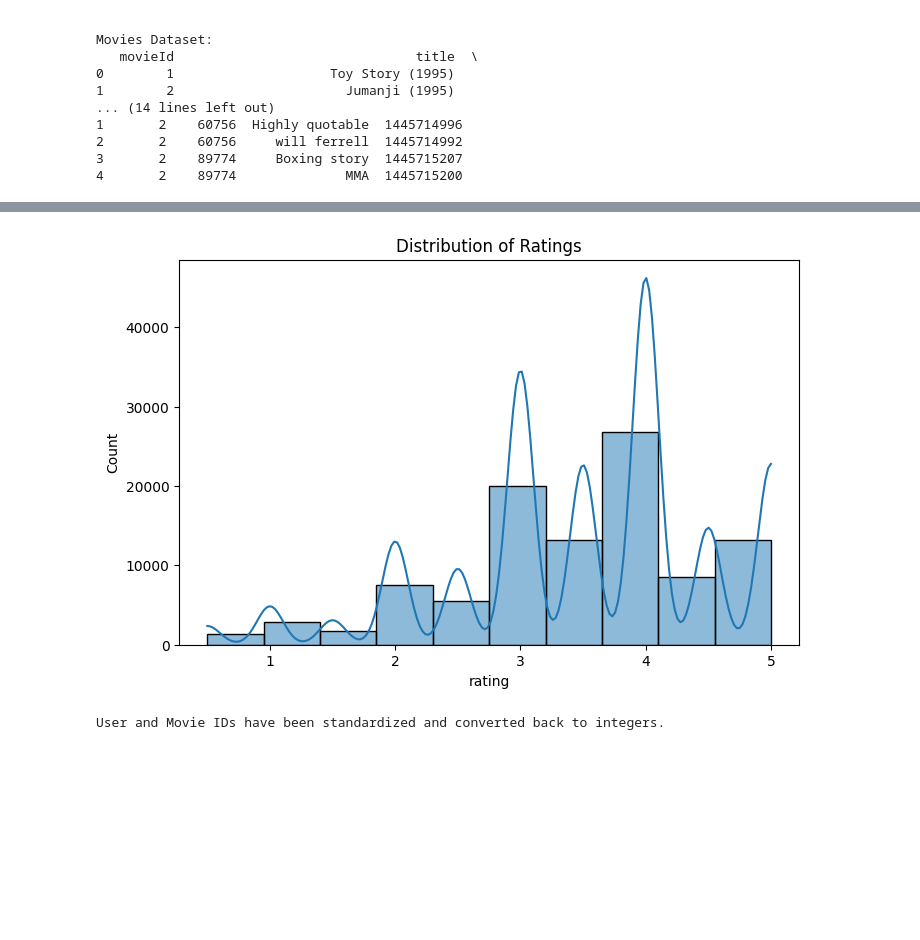
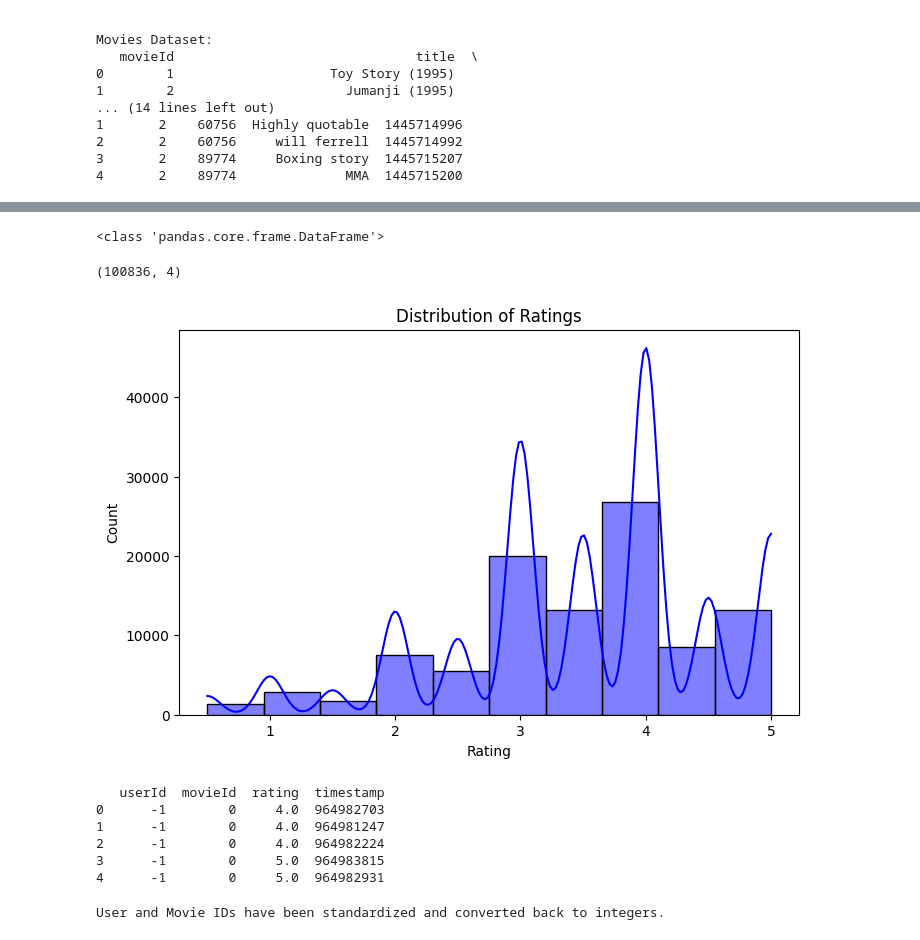
Before and after one commit to Otim135/Phase_4_Project, a Jupyter notebook: Recommendation_systems.ipynb, the cells around one changed output, grey strips where cells are left out. Drawn from its saved outputs; the diff is of its cells as text; code cells hidden in the pictures; blank space fills up the shorter version.

Commit message:
Scaled the ratings dataset

```diff
--- a/Recommendation_systems.ipynb
+++ b/Recommendation_systems.ipynb
@@ -75,19 +75,3 @@ Movies Dataset:
 2       2    60756     will ferrell  1445714992
 3       2    89774     Boxing story  1445715207
 4       2    89774              MMA  1445715200
-# %%
-import matplotlib.pyplot as plt
-import numpy as np
-
-# Generate synthetic rating data
-ratings = np.random.normal(loc=3.5, scale=1.0, size=1000)
-ratings = np.clip(ratings, 0, 5)
-
-# Plot histogram
-plt.figure(figsize=(6, 4))
-plt.hist(ratings, bins=20, color='skyblue', edgecolor='black', alpha=0.7)
-plt.xlabel("Rating Score")
-plt.ylabel("Frequency")
-plt.title("📊 Distribution of Movie Ratings")
-plt.grid(axis="y", linestyle="--", alpha=0.7)
-plt.show()
@@ -96,13 +78,47 @@ plt.show()
+# %%
+print(type(ratings))
+# %% [output]
+<class 'pandas.core.frame.DataFrame'>
+# %%
+print(ratings.shape)
+# %% [output]
+(100836, 4)
 # %%
-import matplotlib.pyplot as plt
-import seaborn as sns
 
-plt.figure(figsize=(8,5))
-sns.histplot(ratings['rating'], bins=10, kde=True)
+# Plot the distribution of ratings
+plt.figure(figsize=(8, 5))
+sns.histplot(ratings['rating'], bins=10, kde=True, color='blue')
+
+# Add labels and title
+plt.xlabel("Rating")
+plt.ylabel("Count")
 plt.title("Distribution of Ratings")
+
+# Show the plot
 plt.show()
 # %% [output]
-[figure, old version]
+[figure, new version]
+# %%
+from sklearn.preprocessing import StandardScaler
+
+# Initialize scaler
+scaler = StandardScaler()
+
+# Apply StandardScaler to userId and movieId without affecting other columns
+ratings[['userId', 'movieId']] = scaler.fit_transform(ratings[['userId', 'movieId']])
+
+# Convert back to integer values if needed
+ratings[['userId', 'movieId']] = ratings[['userId', 'movieId']].astype(int)
+
+# Verify the transformation
+print(ratings.head())
+# %% [output]
+   userId  movieId  rating  timestamp
+0      -1        0     4.0  964982703
+1      -1        0     4.0  964981247
+2      -1        0     4.0  964982224
+3      -1        0     5.0  964983815
+4      -1        0     5.0  964982931
 # %%
 # Standardizing User ID & Movie ID for better numerical stability
 scaler = StandardScaler()
```
Also changed, not shown: parts of 7 cells of this notebook.
